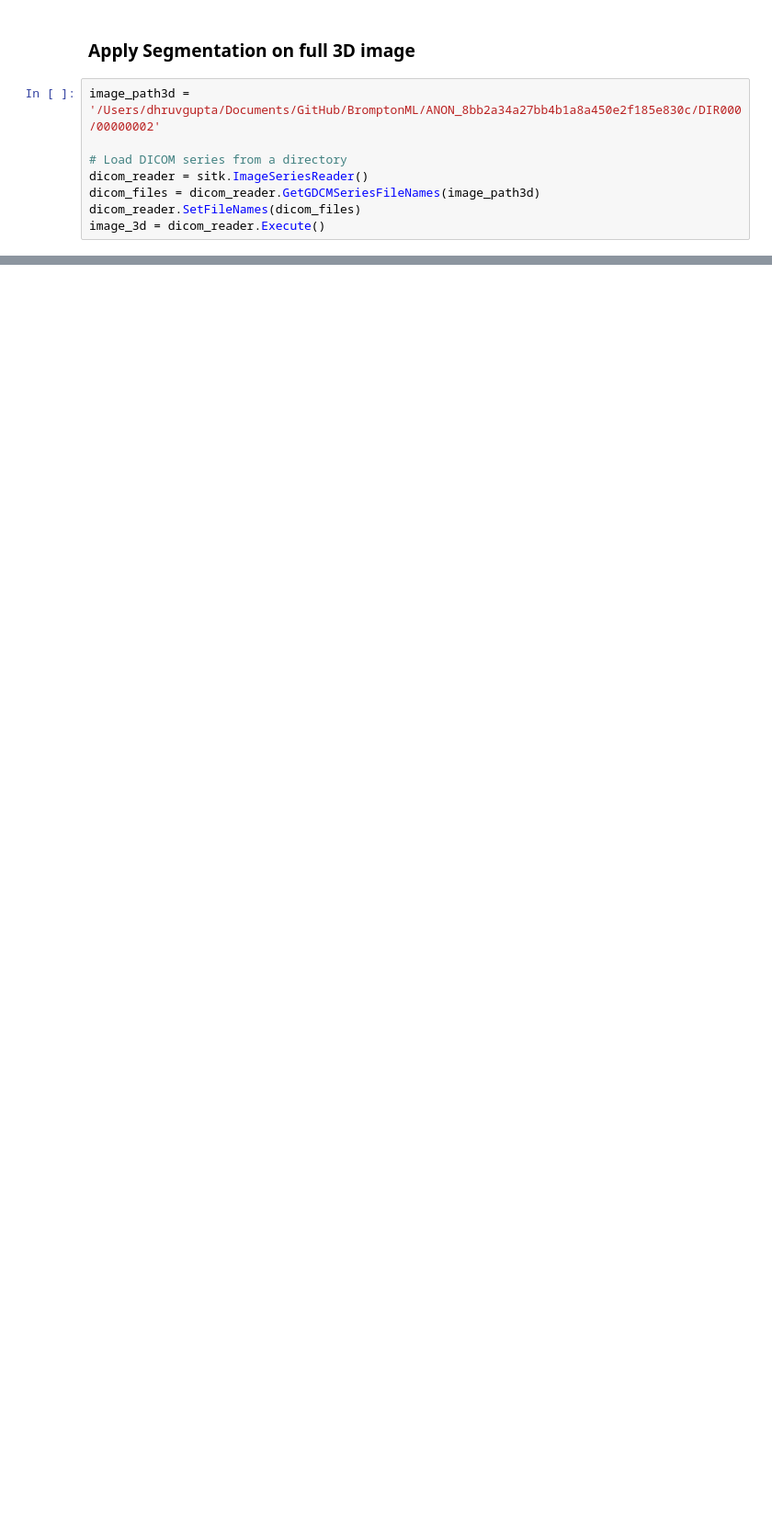
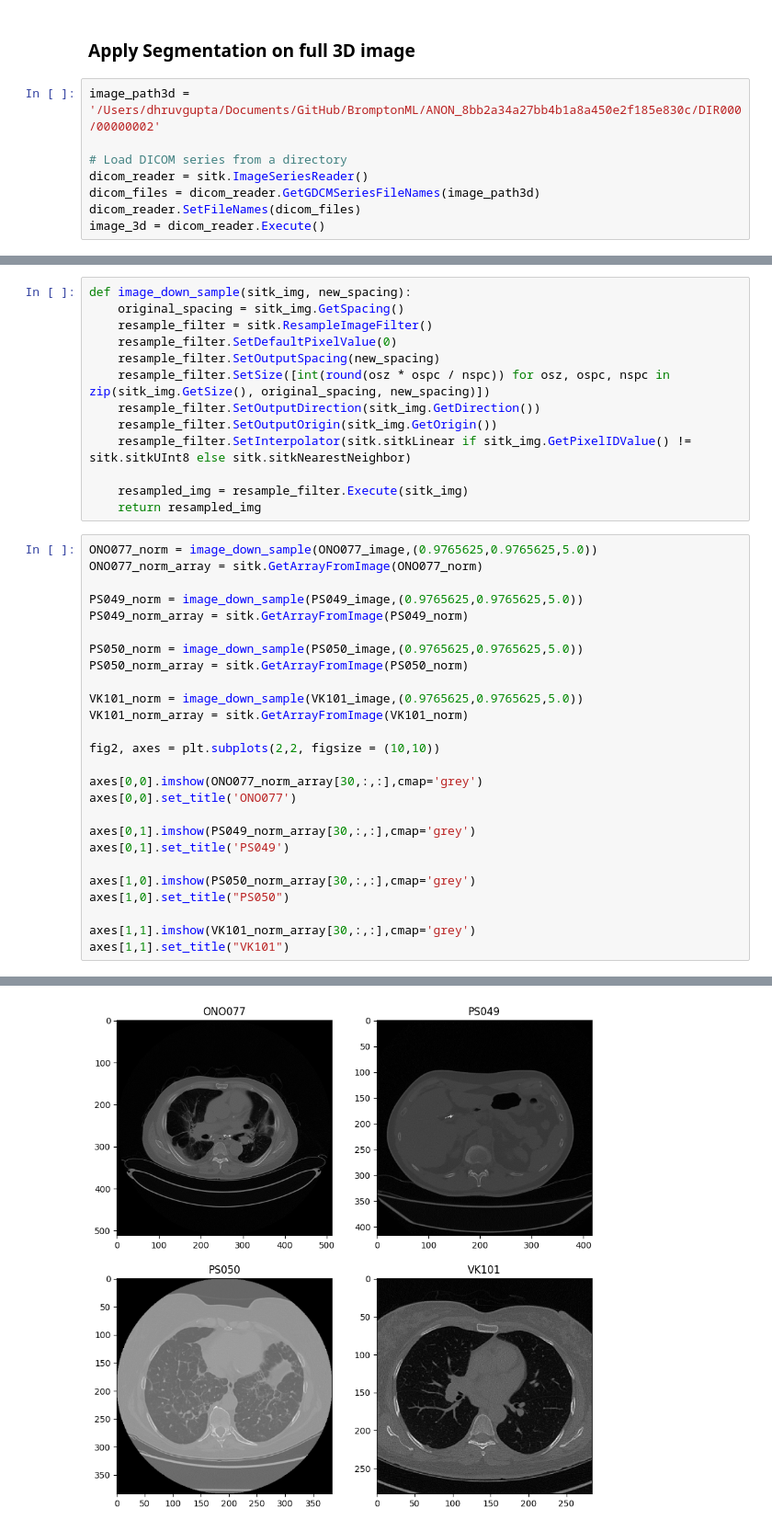
Before and after one commit to dhruvg97/BromptonML, a Jupyter notebook: Sarcoid_1.ipynb, the cells around one changed output, grey strips where cells are left out. Shown at 92% size. Cells and saved outputs as stored; diff of their text form; blank space fills up the shorter version.

```diff
--- a/Sarcoid_1.ipynb
+++ b/Sarcoid_1.ipynb
@@ -155,0 +221,40 @@ plt.axis('off')
+# %%
+def image_down_sample(sitk_img, new_spacing):
+    original_spacing = sitk_img.GetSpacing()
+    resample_filter = sitk.ResampleImageFilter()
+    resample_filter.SetDefaultPixelValue(0)
+    resample_filter.SetOutputSpacing(new_spacing)
+    resample_filter.SetSize([int(round(osz * ospc / nspc)) for osz, ospc, nspc in zip(sitk_img.GetSize(), original_spacing, new_spacing)])
+    resample_filter.SetOutputDirection(sitk_img.GetDirection())
+    resample_filter.SetOutputOrigin(sitk_img.GetOrigin())
+    resample_filter.SetInterpolator(sitk.sitkLinear if sitk_img.GetPixelIDValue() != sitk.sitkUInt8 else sitk.sitkNearestNeighbor)
+
+    resampled_img = resample_filter.Execute(sitk_img)
+    return resampled_img
+# %%
+ONO077_norm = image_down_sample(ONO077_image,(0.9765625,0.9765625,5.0))
+ONO077_norm_array = sitk.GetArrayFromImage(ONO077_norm)
+
+PS049_norm = image_down_sample(PS049_image,(0.9765625,0.9765625,5.0))
+PS049_norm_array = sitk.GetArrayFromImage(PS049_norm)
+
+PS050_norm = image_down_sample(PS050_image,(0.9765625,0.9765625,5.0))
+PS050_norm_array = sitk.GetArrayFromImage(PS050_norm)
+
+VK101_norm = image_down_sample(VK101_image,(0.9765625,0.9765625,5.0))
+VK101_norm_array = sitk.GetArrayFromImage(VK101_norm)
+
+fig2, axes = plt.subplots(2,2, figsize = (10,10))
+
+axes[0,0].imshow(ONO077_norm_array[30,:,:],cmap='grey')
+axes[0,0].set_title('ONO077')
+
+axes[0,1].imshow(PS049_norm_array[30,:,:],cmap='grey')
+axes[0,1].set_title('PS049')
+
+axes[1,0].imshow(PS050_norm_array[30,:,:],cmap='grey')
+axes[1,0].set_title("PS050")
+
+axes[1,1].imshow(VK101_norm_array[30,:,:],cmap='grey')
+axes[1,1].set_title("VK101")
+# %% [output]
@@ -155,0 +262 @@ plt.axis('off')
+[figure, added]
```
Also changed, not shown: parts of 13 cells of this notebook, 1 other file.
